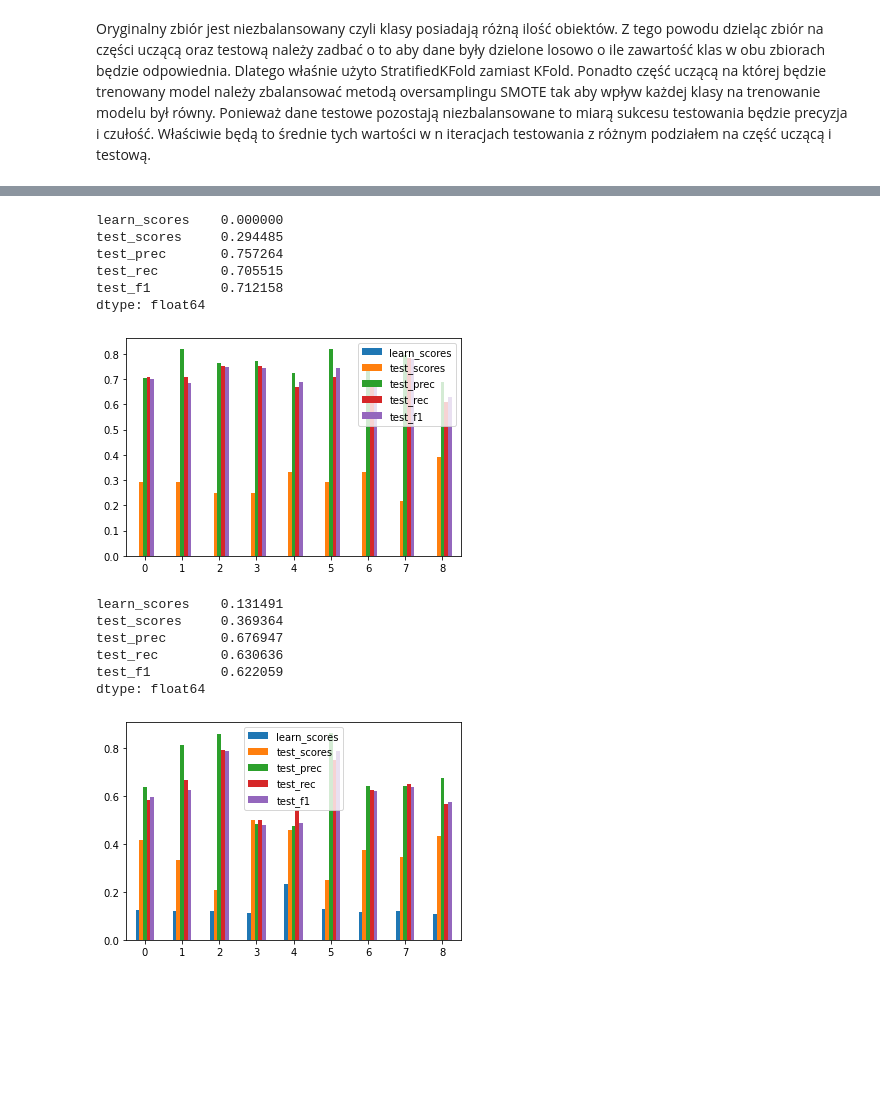
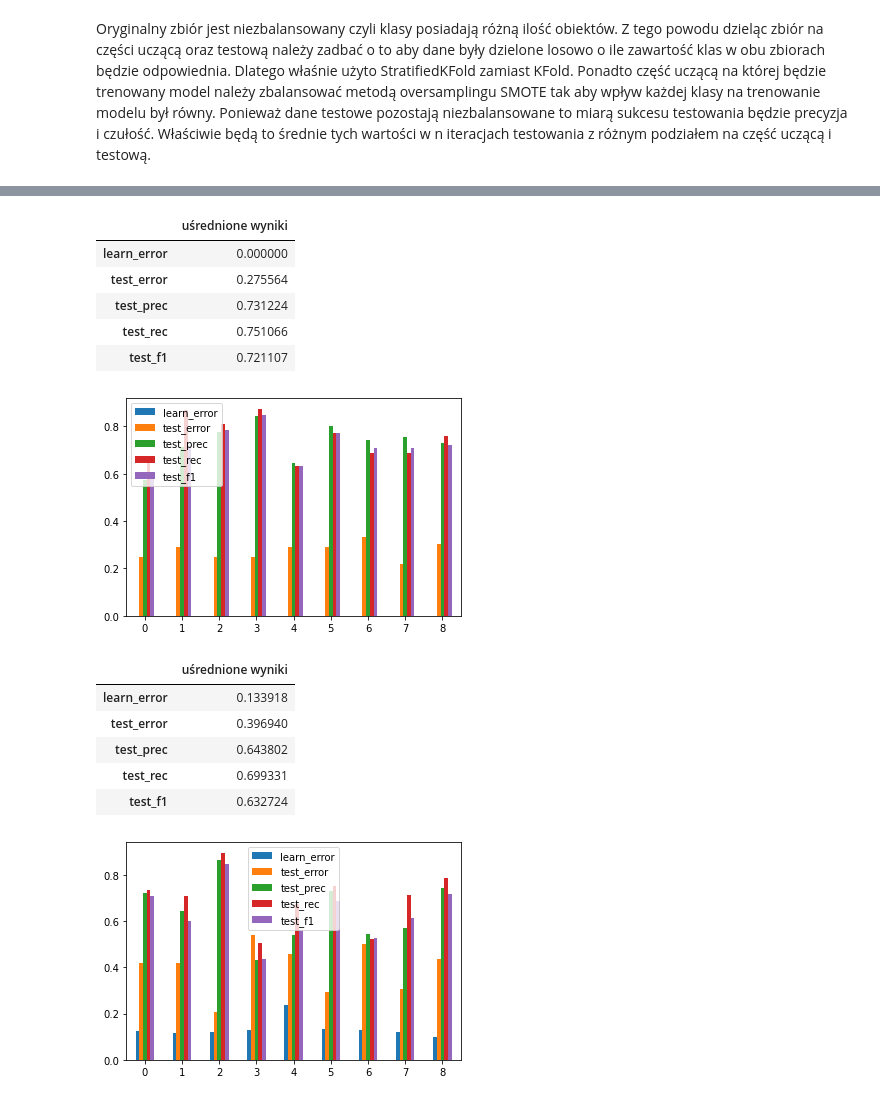
Before and after one commit to matlaczj/Glass-Classification-Project, a Jupyter notebook: Projekt_PRIAD.ipynb, the cells around one changed output, grey strips where cells are left out. Cells and saved outputs as stored; diff of their text form; code cells hidden in the pictures; blank space fills up the shorter version.

```diff
--- a/Projekt_PRIAD.ipynb
+++ b/Projekt_PRIAD.ipynb
@@ -161,13 +173,13 @@ def verify(model, x_learn, y_learn, x_test, y_test):
     predict_test = model.predict(x_test)
     report = pd.DataFrame(metrics.classification_report(y_test, predict_test, digits=2, output_dict=True))
 
-    learn_scores = 1-model.score(x_learn, y_learn)
-    test_scores = 1-model.score(x_test, y_test)
-    test_prec = report.loc['precision','weighted avg']
-    test_rec = report.loc['recall','weighted avg']
-    test_f1 = report.loc['f1-score','weighted avg']
+    learn_error = 1-model.score(x_learn, y_learn)
+    test_error = 1-model.score(x_test, y_test)
+    test_prec = report.loc['precision','macro avg']
+    test_rec = report.loc['recall','macro avg']
+    test_f1 = report.loc['f1-score','macro avg']
 
-    return {"learn_scores":learn_scores,"test_scores":test_scores,"test_prec":test_prec,"test_rec":test_rec,"test_f1":test_f1}
+    return {"learn_error":learn_error,"test_error":test_error,"test_prec":test_prec,"test_rec":test_rec,"test_f1":test_f1}
 # %%
 def cross_val(model, x, y, n_splits = 9):
     #dokonuje walidacji krzyżowej, za każdym razem oversampluje zbiór uczący i zbiera wszystkie informacje w formie DataFrame
@@ -210,26 +222,26 @@ Najlepszym k wydaje się być k=1.
 # %%
 model = KNeighborsClassifier(n_neighbors=1)
 score = cross_val(model, x, y)
 score.plot.bar(rot = 0)
-score.mean()
+pd.DataFrame(score.mean(), columns = ['uśrednione wyniki'])
 # %% [output]
-learn_scores    0.000000
-test_scores     0.294485
-test_prec       0.757264
-test_rec        0.705515
-test_f1         0.712158
-dtype: float64
+|  | uśrednione wyniki |
+| learn_error | 0.000000 |
+| test_error | 0.275564 |
+| test_prec | 0.731224 |
+| test_rec | 0.751066 |
+| test_f1 | 0.721107 |
-[figure, old version]
+[figure, new version]
 # %%
 model = tree.DecisionTreeClassifier(max_depth=4)
 score = cross_val(model, x, y)
 score.plot.bar(rot = 0)
-score.mean()
+pd.DataFrame(score.mean(), columns = ['uśrednione wyniki'])
 # %% [output]
-learn_scores    0.131491
-test_scores     0.369364
-test_prec       0.676947
-test_rec        0.630636
-test_f1         0.622059
-dtype: float64
+|  | uśrednione wyniki |
+| learn_error | 0.133918 |
+| test_error | 0.396940 |
+| test_prec | 0.643802 |
+| test_rec | 0.699331 |
+| test_f1 | 0.632724 |
-[figure, old version]
+[figure, new version]
```
Also changed, not shown: parts of 17 cells of this notebook.
